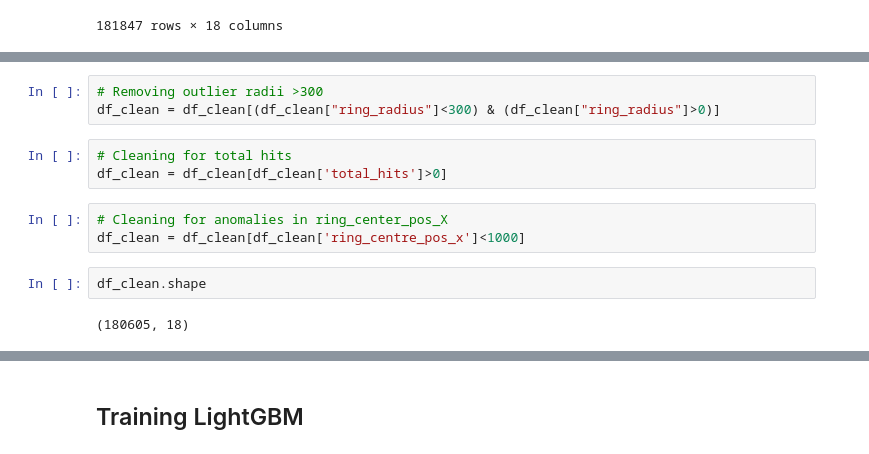
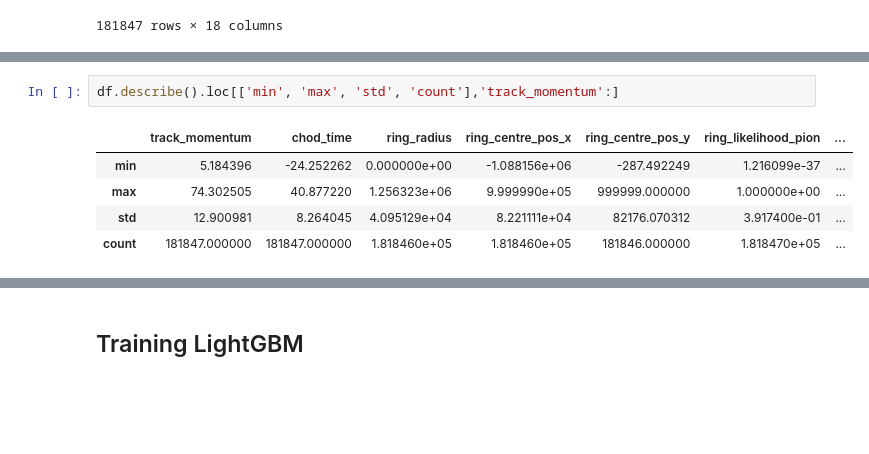
Before and after one commit to TRIUMF-Capstone2022/richai, a Jupyter notebook: models/gbm.ipynb, the cells around one changed output, grey strips where cells are left out. Cells and saved outputs as stored; diff of their text form; blank space fills up the shorter version.

```diff
--- a/models/gbm.ipynb
+++ b/models/gbm.ipynb
@@ -290,13 +241,8 @@ df_clean[df_clean["ring_radius"]>300]
-# %%
-# Removing outlier radii >300
-df_clean = df_clean[(df_clean["ring_radius"]<300) & (df_clean["ring_radius"]>0)]
-# %%
-# Cleaning for total hits
-df_clean = df_clean[df_clean['total_hits']>0]
-# %%
-# Cleaning for anomalies in ring_center_pos_X
-df_clean = df_clean[df_clean['ring_centre_pos_x']<1000]
-# %%
-df_clean.shape
-# %% [output]
-(180605, 18)
+# %%
+df.describe().loc[['min', 'max', 'std', 'count'],'track_momentum':]
+# %% [output]
+|  | track_momentum | chod_time | ring_radius | ring_centre_pos_x | ring_centre_pos_y | ring_likelihood_pion | ... |
+| min | 5.184396 | -24.252262 | 0.000000e+00 | -1.088156e+06 | -287.492249 | 1.216099e-37 | ... |
+| max | 74.302505 | 40.877220 | 1.256323e+06 | 9.999990e+05 | 999999.000000 | 1.000000e+00 | ... |
+| std | 12.900981 | 8.264045 | 4.095129e+04 | 8.221111e+04 | 82176.070312 | 3.917400e-01 | ... |
+| count | 181847.000000 | 181847.000000 | 1.818460e+05 | 1.818460e+05 | 181846.000000 | 1.818470e+05 | ... |
```
Also changed, not shown: parts of 52 cells of this notebook.
